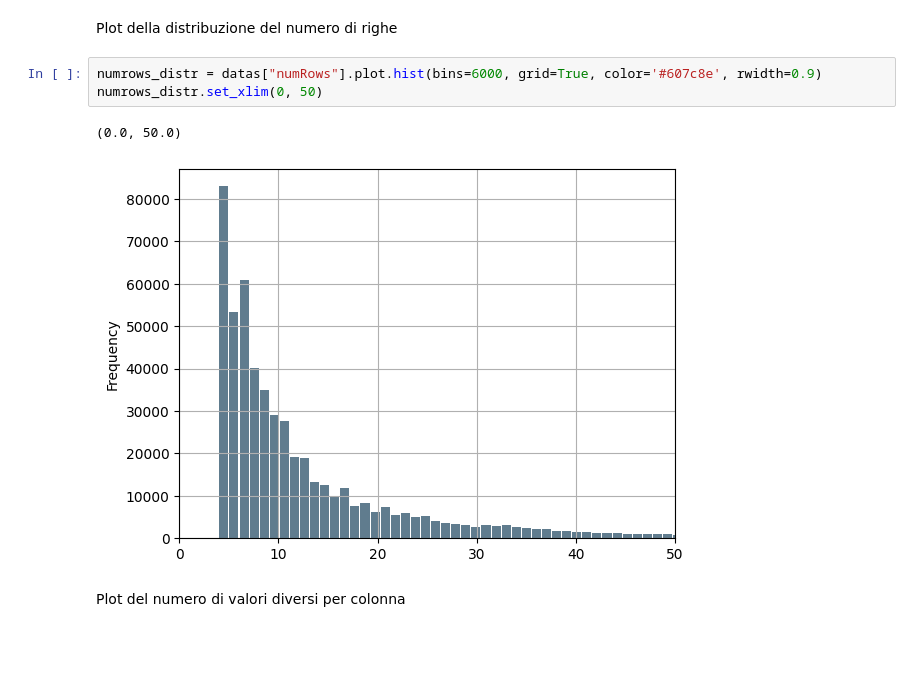
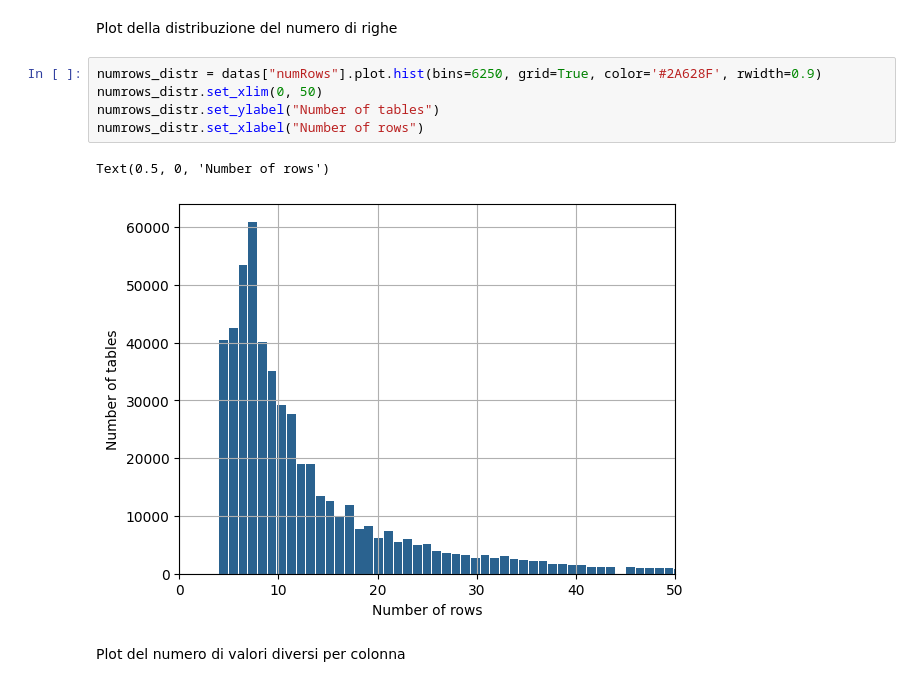
Before and after one commit to DDDavides/IDD, a Jupyter notebook: stats/stats_presenter.ipynb, the cells around one changed output. Saved outputs shown, nothing was run; the diff lists cells and outputs as text; blank space fills up the shorter version.

```diff
--- a/stats/stats_presenter.ipynb
+++ b/stats/stats_presenter.ipynb
@@ -92,11 +94,13 @@ Length: 2027080, dtype: int64
 # %% [markdown]
 Plot della distribuzione del numero di righe
 # %%
-numrows_distr = datas["numRows"].plot.hist(bins=6000, grid=True, color='#607c8e', rwidth=0.9)
+numrows_distr = datas["numRows"].plot.hist(bins=6250, grid=True, color='#2A628F', rwidth=0.9)
 numrows_distr.set_xlim(0, 50)
+numrows_distr.set_ylabel("Number of tables")
+numrows_distr.set_xlabel("Number of rows")
 # %% [output]
-(0.0, 50.0)
+Text(0.5, 0, 'Number of rows')
-[figure, old version]
+[figure, new version]
 # %% [markdown]
 Plot del numero di valori diversi per colonna
 # %%
```
Also changed, not shown: parts of 5 cells of this notebook, 4 other files.
